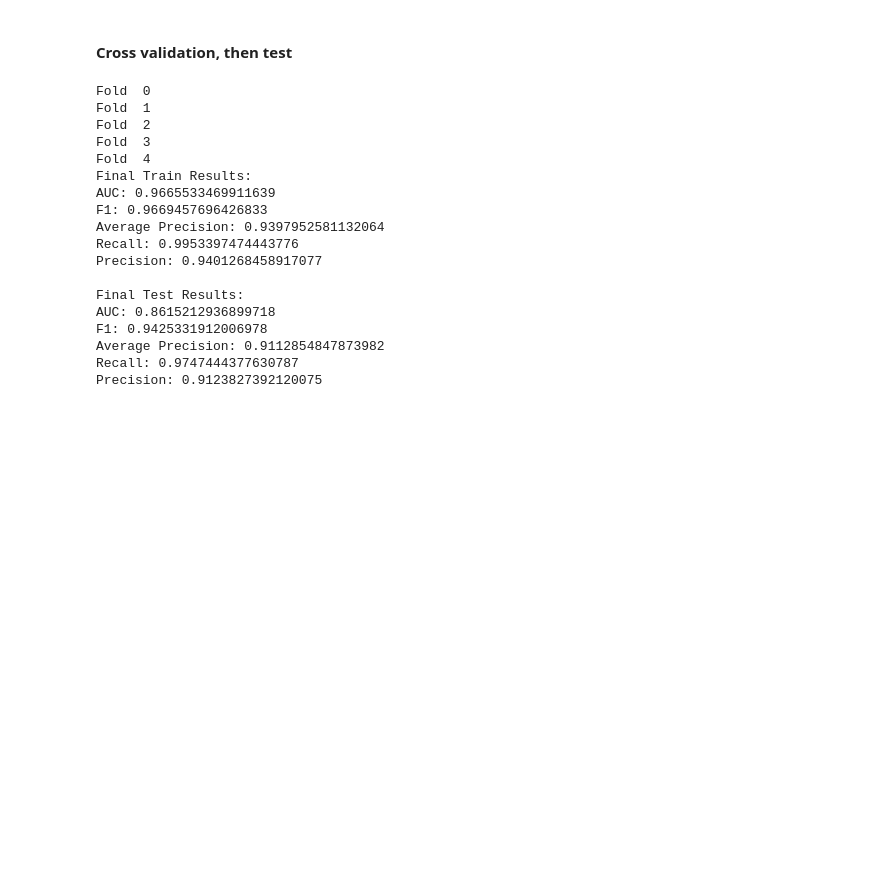
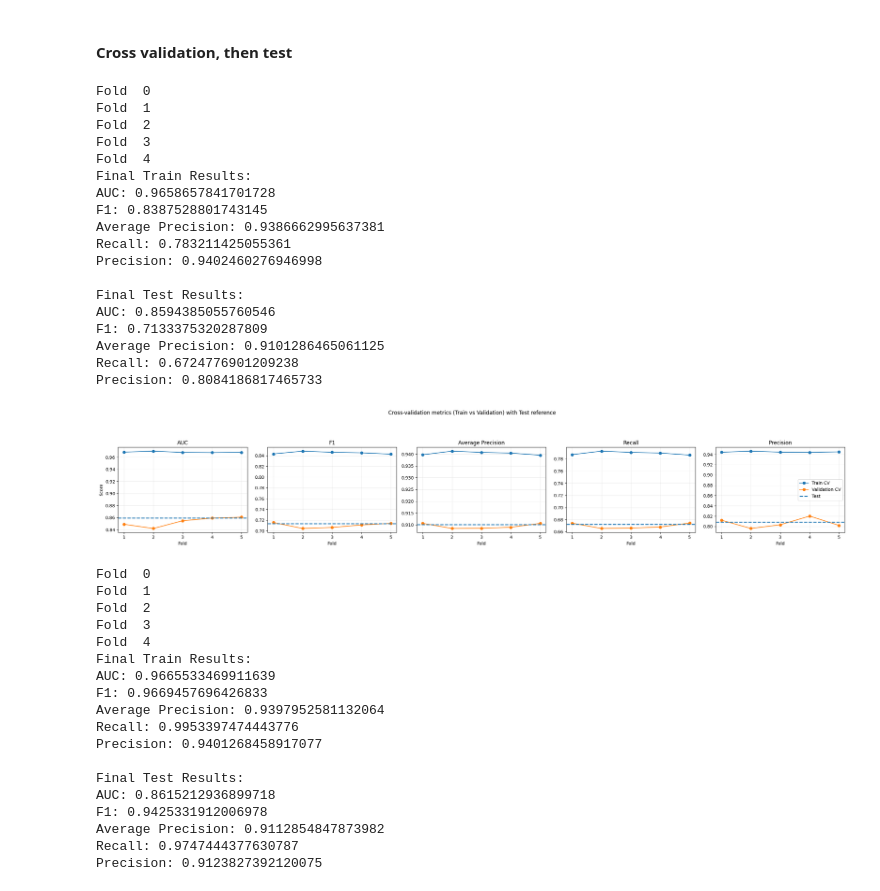
Before and after one commit to alan-man/tal-projet, a Jupyter notebook: speakers.ipynb, the cells around one changed output. Cells and saved outputs as stored; diff of their text form; code cells hidden in the pictures; blank space fills up the shorter version.

```diff
--- a/speakers.ipynb
+++ b/speakers.ipynb
@@ -26,13 +26,17 @@ len(alltxt), len(alllabs), np.unique(alllabs)
 ### Split of the dataset
 # %%
 # train test split here for test in final prediction
-strat_split = StratifiedShuffleSplit(1, test_size=0.2, random_state=0)
 
-for i, (train_idx, test_idx) in enumerate(strat_split.split(alltxt, alllabs)):
-    print(i)
-X_train, y_train, X_test, y_test = alltxt[train_idx], alllabs[train_idx], alltxt[test_idx], alllabs[test_idx]
+X_train, X_test, y_train, y_test = train_test_split(
+    alltxt, alllabs,
+    test_size=0.20,
+    stratify=alllabs,
+    random_state=42
+)
 
-# further split the train
-for i, (train_idx, test_idx) in enumerate(strat_split.split(X_train, y_train)):
-    print(i)
-X_train_sub, y_train_sub, X_val, y_val = X_train[train_idx], y_train[train_idx], X_train[test_idx], y_train[test_idx]
+X_train_sub, X_val, y_train_sub, y_val = train_test_split(
+    X_train, y_train,
+    test_size=0.20,
+    stratify=y_train,
+    random_state=42
+)
@@ -190,7 +191,6 @@ def plot(train_cv_metrics, val_cv_metrics, test_metrics):
 
     axes[0].set_ylabel("Score")
     handles, labels = axes[-1].get_legend_handles_labels()
-    fig.legend(handles, labels, loc="upper center", ncol=3)
     plt.suptitle("Cross-validation metrics (Train vs Validation) with Test reference", y=1.12)
     plt.tight_layout()
     plt.legend()
@@ -217,7 +217,7 @@ def cv_train(model, kwargs, vect_kwargs, X_train, y_train, X_test, y_test, cv=5,
     }
 
     # splits
-    cv_splits = StratifiedShuffleSplit(cv, test_size=test_size, random_state=0)
+    cv_splits = StratifiedKFold(cv, shuffle=True, random_state=0)
     for i, (train_idx, test_idx) in enumerate(cv_splits.split(X_train, y_train)):
         print("Fold ", i)
         X_train_sub, y_train_sub, X_val, y_val = X_train[train_idx], y_train[train_idx], X_train[test_idx], y_train[test_idx]
@@ -240,11 +240,11 @@ def cv_train(model, kwargs, vect_kwargs, X_train, y_train, X_test, y_test, cv=5,
         ypred_prob = clf.predict_proba(vect_val)[:, 1]
 
         # evaluation
-        f1_train, f1_val = f1_score(y_train_sub, y_pred_train), f1_score(y_val, y_pred)
+        f1_train, f1_val = f1_score(y_train_sub, y_pred_train, average="macro"), f1_score(y_val, y_pred, average="macro")
         ap_train, ap_val = average_precision_score(y_train_sub, y_pred_train), average_precision_score(y_val, y_pred)
         auc_train, auc_val = roc_auc_score(y_train_sub, ypred_train_prob), roc_auc_score(y_val, ypred_prob)
-        prec_train, prec_val = precision_score(y_train_sub, y_pred_train), precision_score(y_val, y_pred)
-        rec_train, rec_val = recall_score(y_train_sub, y_pred_train), recall_score(y_val, y_pred)
+        prec_train, prec_val = precision_score(y_train_sub, y_pred_train, average="macro"), precision_score(y_val, y_pred, average="macro")
+        rec_train, rec_val = recall_score(y_train_sub, y_pred_train, average="macro"), recall_score(y_val, y_pred, average="macro")
 
         train_cv_metrics["AUC"].append(auc_train)
         train_cv_metrics["F1"].append(f1_train)
@@ -273,11 +273,11 @@ def cv_train(model, kwargs, vect_kwargs, X_train, y_train, X_test, y_test, cv=5,
     y_pred = clf.predict(vect_test)
     ypred_prob = clf.predict_proba(vect_test)[:, 1]
 
-    f1_train, f1_test = f1_score(y_train, y_pred_train), f1_score(y_test, y_pred)
+    f1_train, f1_test = f1_score(y_train, y_pred_train, average="macro"), f1_score(y_test, y_pred, average="macro")
     ap_train, ap_test = average_precision_score(y_train, y_pred_train), average_precision_score(y_test, y_pred)
     auc_train, auc_test = roc_auc_score(y_train, ypred_train_prob), roc_auc_score(y_test, ypred_prob)
-    prec_train, prec_test = precision_score(y_train, y_pred_train), precision_score(y_test, y_pred)
-    rec_train, rec_test = recall_score(y_train, y_pred_train), recall_score(y_test, y_pred)
+    prec_train, prec_test = precision_score(y_train, y_pred_train, average="macro"), precision_score(y_test, y_pred, average="macro")
+    rec_train, rec_test = recall_score(y_train, y_pred_train, average="macro"), recall_score(y_test, y_pred, average="macro")
 
     final_train_metrics = {
         "AUC": auc_train,
@@ -305,6 +305,36 @@ def cv_train(model, kwargs, vect_kwargs, X_train, y_train, X_test, y_test, cv=5,
         print(f"{metric_name}: {metric_value}")
 
     plot(train_cv_metrics, val_cv_metrics, test_metrics)
+# %%
+cv_train(LogisticRegression,
+    {"solver": "lbfgs", "max_iter": 1000},
+    {"name":"count", "stop_words":final_stopwords_list, "max_features":None, "preprocessor":prep},
+    X_train,
+    y_train,
+    X_test,
+    y_test,
+    cv=5,
+    test_size=0.2)
+# %% [output]
+Fold  0
+Fold  1
+Fold  2
+Fold  3
+Fold  4
+Final Train Results:
+AUC: 0.9658657841701728
+F1: 0.8387528801743145
+Average Precision: 0.9386662995637381
+Recall: 0.783211425055361
+Precision: 0.9402460276946998
+
+Final Test Results:
+AUC: 0.8594385055760546
+F1: 0.7133375320287809
+Average Precision: 0.9101286465061125
+Recall: 0.6724776901209238
+Precision: 0.8084186817465733
+[figure, added]
 # %%
 cv_train(LogisticRegression,
     {"solver": "lbfgs", "max_iter": 1000},
```
Also changed, not shown: parts of 54 cells of this notebook, 6 other files.
